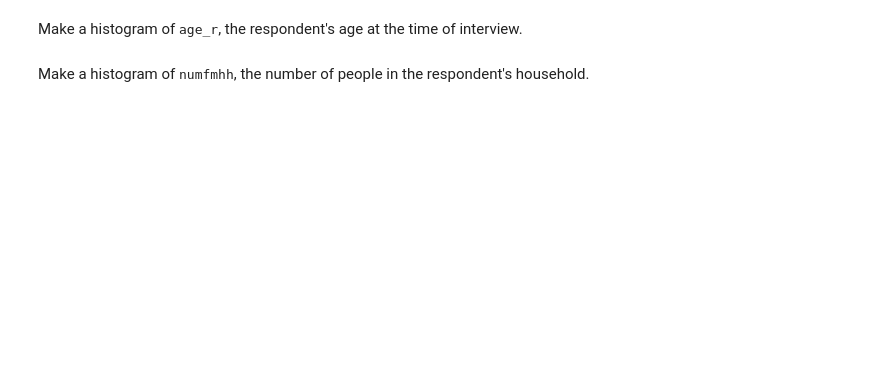
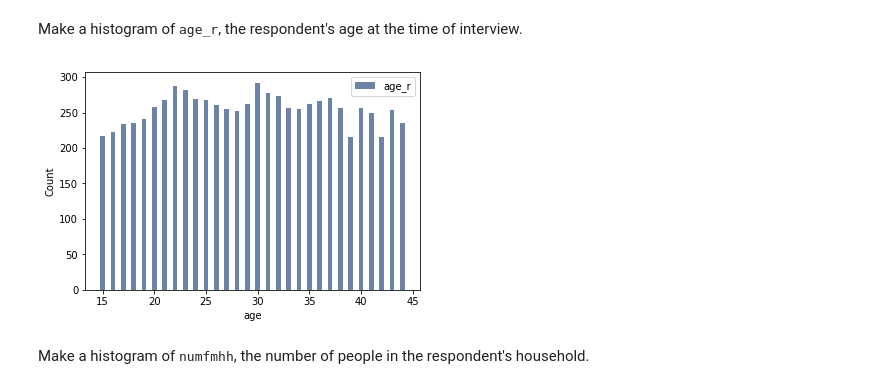
Before and after one commit to gsidsid/ThinkStats2, a Jupyter notebook: code/chap02ex.ipynb, the cells around one changed output. Drawn from its saved outputs; the diff is of its cells as text; code cells hidden in the pictures; blank space fills up the shorter version.

```diff
--- a/code/chap02ex.ipynb
+++ b/code/chap02ex.ipynb
@@ -263,2 +282,10 @@ Make a histogram of <tt>age_r</tt>, the respondent's age at the time of intervie
+# %%
+# Solution goes here
+age_r_hist = thinkstats2.Hist(resp.age_r, label='age_r')
+width = 0.45
+thinkplot.Hist(age_r_hist, width=width)
+thinkplot.Config(xlabel='age', ylabel='Count')
+# %% [output]
+[figure, added]
 # %% [markdown]
 Make a histogram of <tt>numfmhh</tt>, the number of people in the respondent's household.
```
Also changed, not shown: parts of 23 cells of this notebook.
